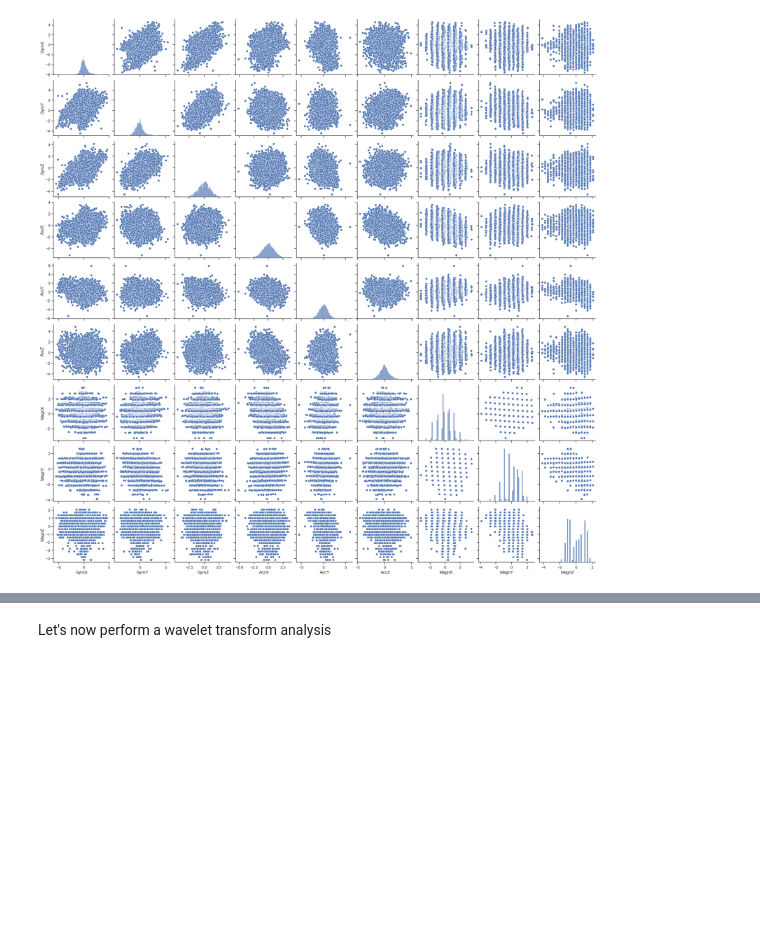
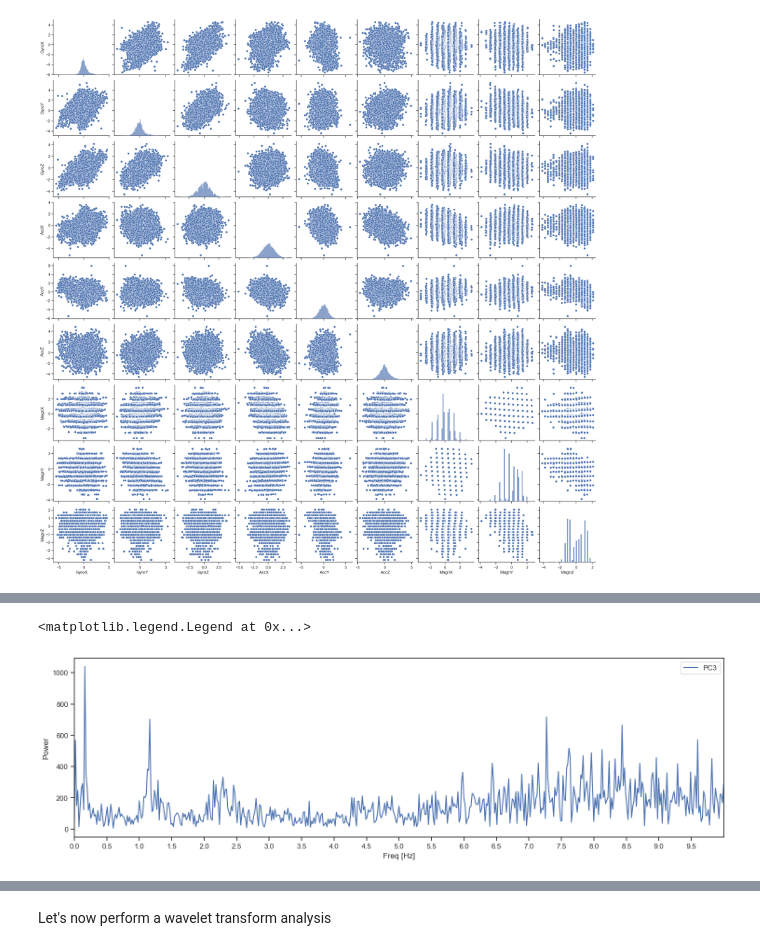
Before and after one commit to enlupi/GruppoSeven, a Jupyter notebook: project_final.ipynb, the cells around one changed output, grey strips where cells are left out. Saved outputs shown, nothing was run; the diff lists cells and outputs as text; code cells hidden in the pictures; blank space fills up the shorter version.

```diff
--- a/project_final.ipynb
+++ b/project_final.ipynb
@@ -266,10 +282,10 @@ display(pd.DataFrame(avts, columns=[f"Avt {i}" for i in range(len(avls))]))
 PCA_LABELS = [f"PC{i+1}" for i in range(len(avls))]
 data_rot = pd.DataFrame(data=np.dot(avts.T, data_std[labels].T).T, columns=PCA_LABELS)
 
-perc_soil = .85
-N_PCA = np.argmax(np.cumsum(var_ratios) >= perc_soil) + 1
+perc_thr = .85
+N_PCA = np.argmax(np.cumsum(var_ratios) >= perc_thr) + 1
 
-print(f'To keep {int(perc_soil * 100)}% of our data we need {N_PCA} of the {len(var_ratios)} principal components')
+print(f'To keep {int(perc_thr * 100)}% of variability in our dataset we need {N_PCA} out of the {len(var_ratios)} principal components')
 
 display(data_rot)
 
@@ -284 +333,13 @@ Now we're going to perform a fourier analysis using the scipy fftpack library; i
+# %%
+plt.figure(figsize=(18, 5))
+ax = plt.subplot(1, 1, 1)
+ax.plot(sample_freq, np.abs(sig_fft[:, 2]), label=PCA_LABELS[2])
+ax.set_xlim(0, 10)
+ax.set_xticks(np.arange(0, 10, 0.5))
+plt.xlabel("Freq [Hz]")
+plt.ylabel("Power")
+plt.legend(loc="best")
+# %% [output]
+<matplotlib.legend.Legend at 0x...>
+[figure, added]
 # %%
```
Also changed, not shown: parts of 9 cells of this notebook.
